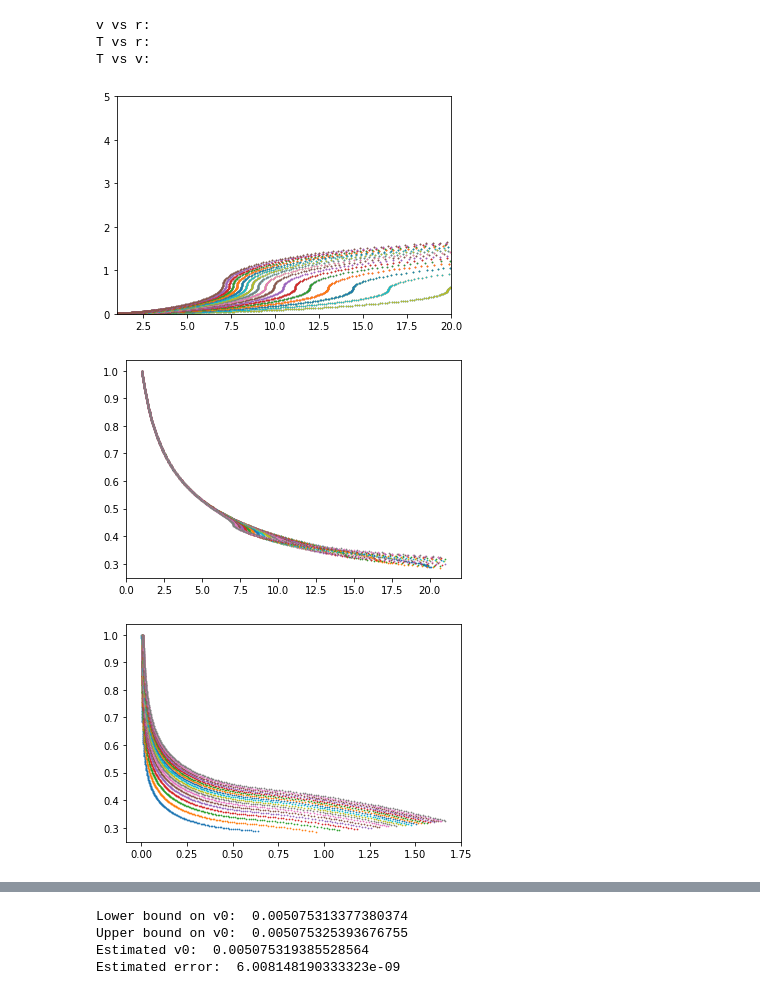
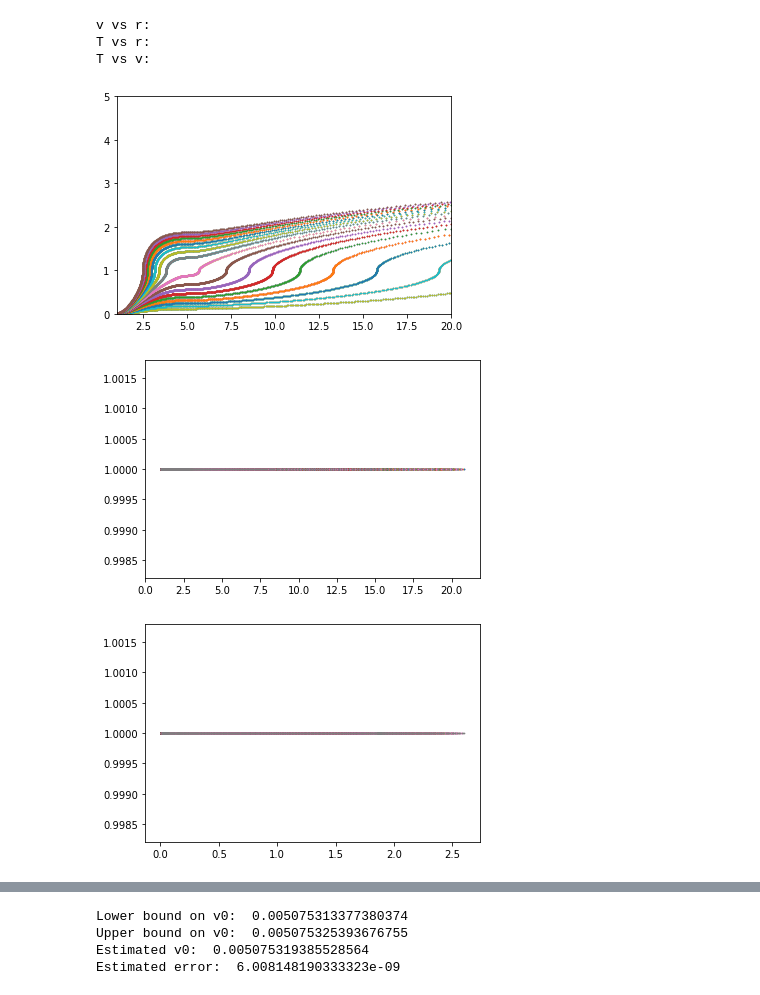
Before and after one commit to bnevs88/neutrino-winds, a Jupyter notebook: neutrino-winds/Adiabatic_wind_solver.ipynb, the cells around one changed output, grey strips where cells are left out. Cells and saved outputs as stored; diff of their text form; code cells hidden in the pictures.

Commit message:
Adjusted adiabatic notebook to use imported class

```diff
--- a/neutrino-winds/Adiabatic_wind_solver.ipynb
+++ b/neutrino-winds/Adiabatic_wind_solver.ipynb
@@ -507,12 +17,15 @@ def findV0(lowerguess,upperguess,dv,maxprecision=1e-10,itermax=10000,xrange=10,u
 # %%
+%matplotlib inline
+import numpy as np
+import matplotlib.pyplot as plt
 import Adiabatic_wind_solver as aws
-s=aws.solver(1.1,.1)
+s=aws.solver(1,10)
 s.makePlots(.001,.01,.0005,True,20,5);
 # %% [output]
 v vs r:
 T vs r:
 T vs v:
-[figure, old version]
+[figure, new version]
-[figure, old version]
+[figure, new version]
-[figure, old version]
+[figure, new version]
 # %%
```
Also changed, not shown: parts of 4 cells of this notebook.
